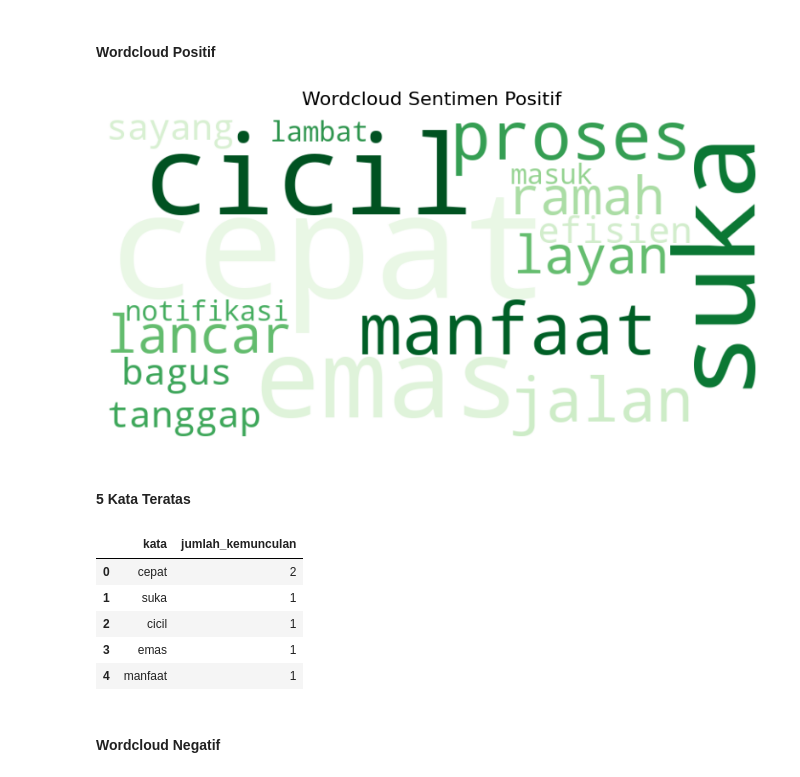
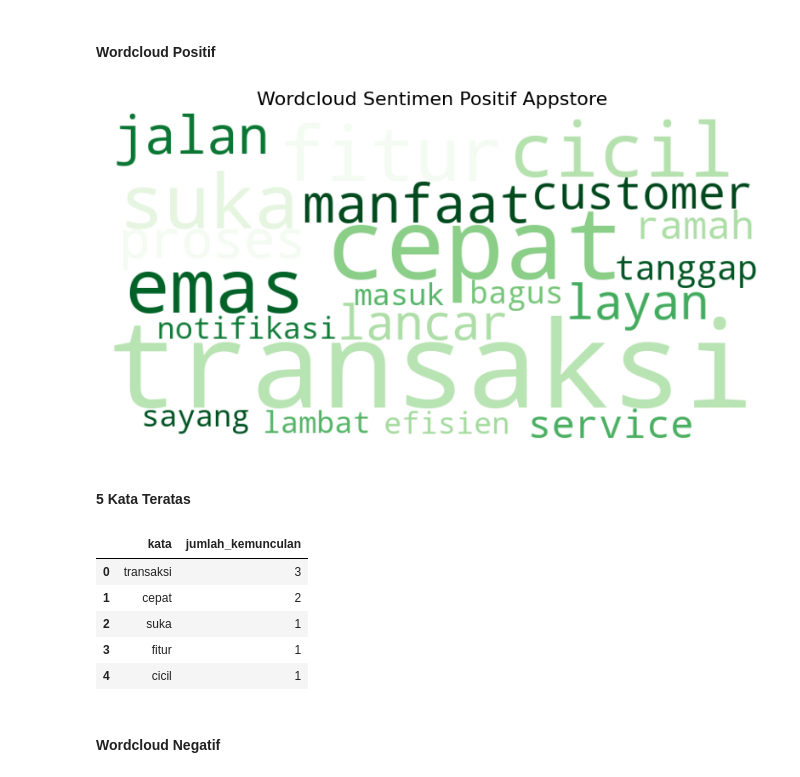
Before and after one commit to baywcksn/indobert-bertopic-analysis, a Jupyter notebook: Playstore_&_Appstore.ipynb, the cells around one changed output. Cells and saved outputs as stored; diff of their text form; code cells hidden in the pictures.

```diff
--- a/Playstore_&_Appstore.ipynb
+++ b/Playstore_&_Appstore.ipynb
@@ -619,23 +619,6 @@ display(contoh_negatif[['normalisasi', 'sentiment_label', 'sentiment_encoded']])
 # %%
 from wordcloud import WordCloud, STOPWORDS
 import matplotlib.pyplot as plt
-
-# stopword tambahan
-stopword_wc = {
-    "bsi", "byond", "bank", "syariah",
-    "aplikasi", "apk", "byondbybsi",
-    "nya", "juga", "udah",
-    "gak", "ga", "cont", "tidak",
-    "sih", "saja", "aja",
-    "untuk", "banget", "kali",
-    "mohon", "versi", "kakak",
-    "pahamjadiberkah", "yuk", "update",
-    "customer", "service", "cs",
-    "fitur", "login", "akun", "email",
-    "transaksi", "rekening", "mobile"
-}
-
-wc_stopwords = STOPWORDS.union(stopword_wc)
 
 # ambil token positif
 positive_tokens = df_filtered[
@@ -664,7 +647,7 @@ wc_pos = WordCloud(
 
 plt.figure(figsize=(10, 5))
 plt.imshow(wc_pos, interpolation="bilinear")
-plt.title("Wordcloud Sentimen Positif", fontsize=16)
+plt.title("Wordcloud Sentimen Positif Playstore", fontsize=16)
 plt.axis("off")
 plt.show()
 # %% [output]
@@ -1578,56 +1545,39 @@ display(contoh_negatif[['normalisasi', 'sentiment_label', 'sentiment_encoded']])
 # %%
 from wordcloud import WordCloud, STOPWORDS
 import matplotlib.pyplot as plt
-
-# stopword tambahan
-stopword_wc = {
-    "bsi", "byond", "bank", "syariah",
-    "aplikasi", "apk", "byondbybsi",
-    "nya", "juga", "udah",
-    "gak", "ga", "cont", "tidak",
-    "sih", "saja", "aja",
-    "untuk", "banget", "kali",
-    "mohon", "versi", "kakak",
-    "pahamjadiberkah", "yuk", "update",
-    "customer", "service", "cs",
-    "fitur", "login", "akun", "email",
-    "transaksi", "rekening", "mobile"
-}
-
-wc_stopwords = STOPWORDS.union(stopword_wc)
 
 # ambil token positif
 positive_tokens = df_filtered[
     df_filtered['sentiment_encoded'] == 1
 ][token_col]
 
 # pastikan isinya list
 positive_tokens = positive_tokens.dropna().apply(
     lambda x: x if isinstance(x, list) else []
 )
 
 # gabungkan token
 text_pos = " ".join(" ".join(tokens) for tokens in positive_tokens)
 
 # wordcloud
 wc_pos = WordCloud(
     width=800,
     height=400,
     background_color="white",
     colormap="Greens",
     stopwords=wc_stopwords,
     max_words=200,
     max_font_size=180,
     collocations=False
 ).generate(text_pos)
 
 plt.figure(figsize=(10, 5))
 plt.imshow(wc_pos, interpolation="bilinear")
-plt.title("Wordcloud Sentimen Positif", fontsize=16)
+plt.title("Wordcloud Sentimen Positif Appstore", fontsize=16)
 plt.axis("off")
 plt.show()
 # %% [output]
-[figure, old version]
+[figure, new version]
 # %% [markdown]
 #### 5 Kata Teratas
 # %%
@@ -1680,11 +1630,11 @@ df_top_5 = pd.DataFrame(top_5_words, columns=['kata', 'jumlah_kemunculan'])
 df_top_5
 # %% [output]
 |  | kata | jumlah_kemunculan |
-| 0 | cepat | 2 |
-| 1 | suka | 1 |
-| 2 | cicil | 1 |
-| 3 | emas | 1 |
-| 4 | manfaat | 1 |
+| 0 | transaksi | 3 |
+| 1 | cepat | 2 |
+| 2 | suka | 1 |
+| 3 | fitur | 1 |
+| 4 | cicil | 1 |
 # %% [markdown]
 #### Wordcloud Negatif
 # %%
```
Also changed, not shown: parts of 9 cells of this notebook.
